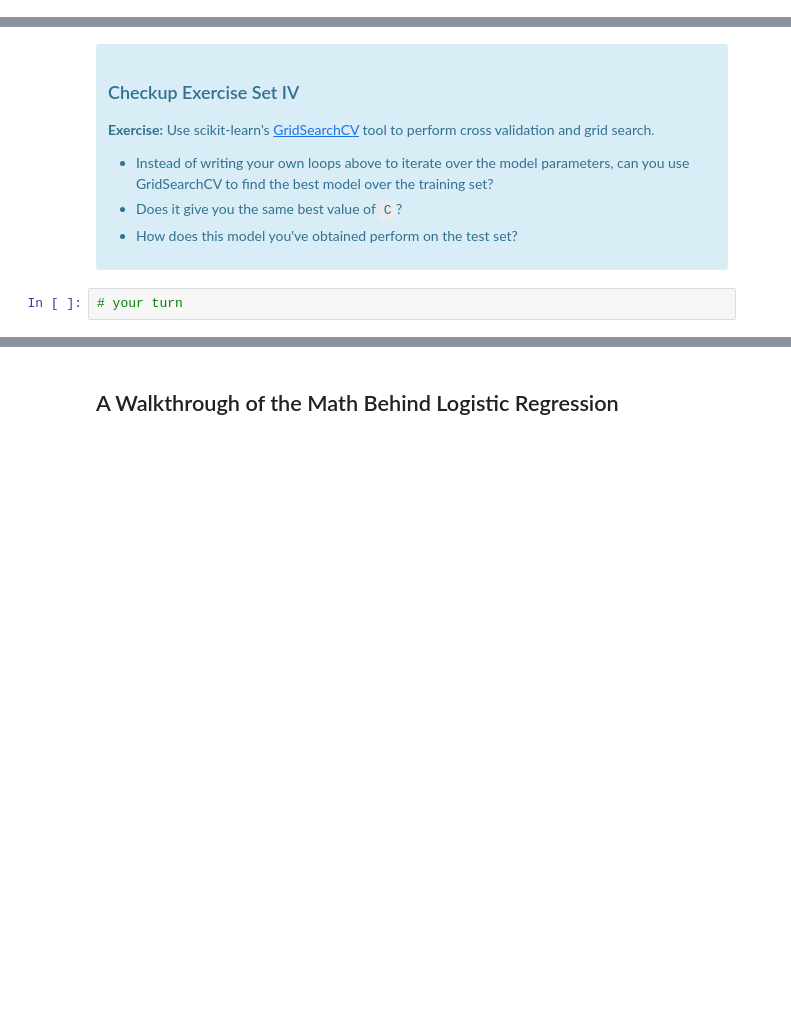
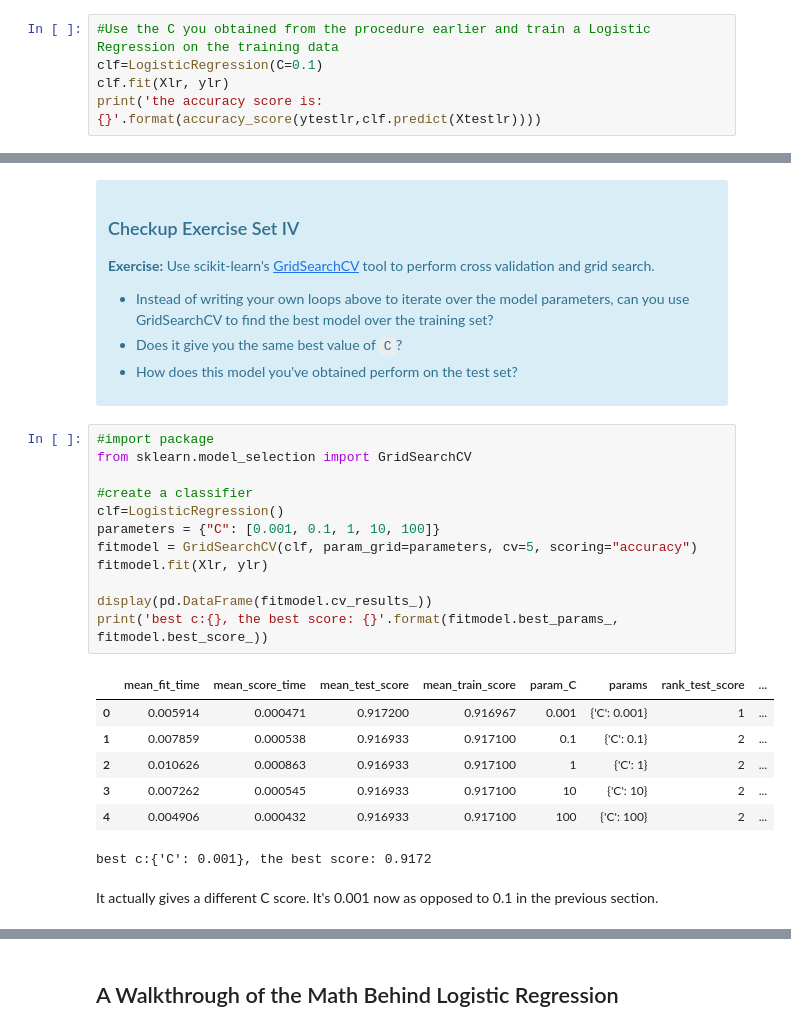
Before and after one commit to cpkoywk/Springboard-Datascience-Career-Track, a Jupyter notebook: ml_project_2_logistic_regression/Mini_Project_Logistic_Regression.ipynb, the cells around one changed output, grey strips where cells are left out. Drawn from its saved outputs; the diff is of its cells as text; blank space fills up the shorter version.

Commit message:
logistic regression project draft 1

```diff
--- a/ml_project_2_logistic_regression/Mini_Project_Logistic_Regression.ipynb
+++ b/ml_project_2_logistic_regression/Mini_Project_Logistic_Regression.ipynb
@@ -224,0 +275,5 @@ Cs = [0.001, 0.1, 1, 10, 100]
+# %%
+#Use the C you obtained from the procedure earlier and train a Logistic Regression on the training data
+clf=LogisticRegression(C=0.1)
+clf.fit(Xlr, ylr)
+print('the accuracy score is: {}'.format(accuracy_score(ytestlr,clf.predict(Xtestlr))))
@@ -235,5 +294,25 @@ Scikit-learn, as with many other Python packages, provides utilities to perform
 * Instead of writing your own loops above to iterate over the model parameters, can you use GridSearchCV to find the best model over the training set?
 * Does it give you the same best value of `C`?
 * How does this model you've obtained perform on the test set?
-# %%
-# your turn
+# %%
+#import package
+from sklearn.model_selection import GridSearchCV
+
+#create a classifier
+clf=LogisticRegression()
+parameters = {"C": [0.001, 0.1, 1, 10, 100]}
+fitmodel = GridSearchCV(clf, param_grid=parameters, cv=5, scoring="accuracy")
+fitmodel.fit(Xlr, ylr)
+
+display(pd.DataFrame(fitmodel.cv_results_))
+print('best c:{}, the best score: {}'.format(fitmodel.best_params_, fitmodel.best_score_))
+# %% [output]
+|  | mean_fit_time | mean_score_time | mean_test_score | mean_train_score | param_C | params | rank_test_score | ... |
+| 0 | 0.005914 | 0.000471 | 0.917200 | 0.916967 | 0.001 | {'C': 0.001} | 1 | ... |
+| 1 | 0.007859 | 0.000538 | 0.916933 | 0.917100 | 0.1 | {'C': 0.1} | 2 | ... |
+| 2 | 0.010626 | 0.000863 | 0.916933 | 0.917100 | 1 | {'C': 1} | 2 | ... |
+| 3 | 0.007262 | 0.000545 | 0.916933 | 0.917100 | 10 | {'C': 10} | 2 | ... |
+| 4 | 0.004906 | 0.000432 | 0.916933 | 0.917100 | 100 | {'C': 100} | 2 | ... |
+best c:{'C': 0.001}, the best score: 0.9172
+# %% [markdown]
+It actually gives a different C score. It's 0.001 now as opposed to 0.1 in the previous section.
```
Also changed, not shown: parts of 13 cells of this notebook.
